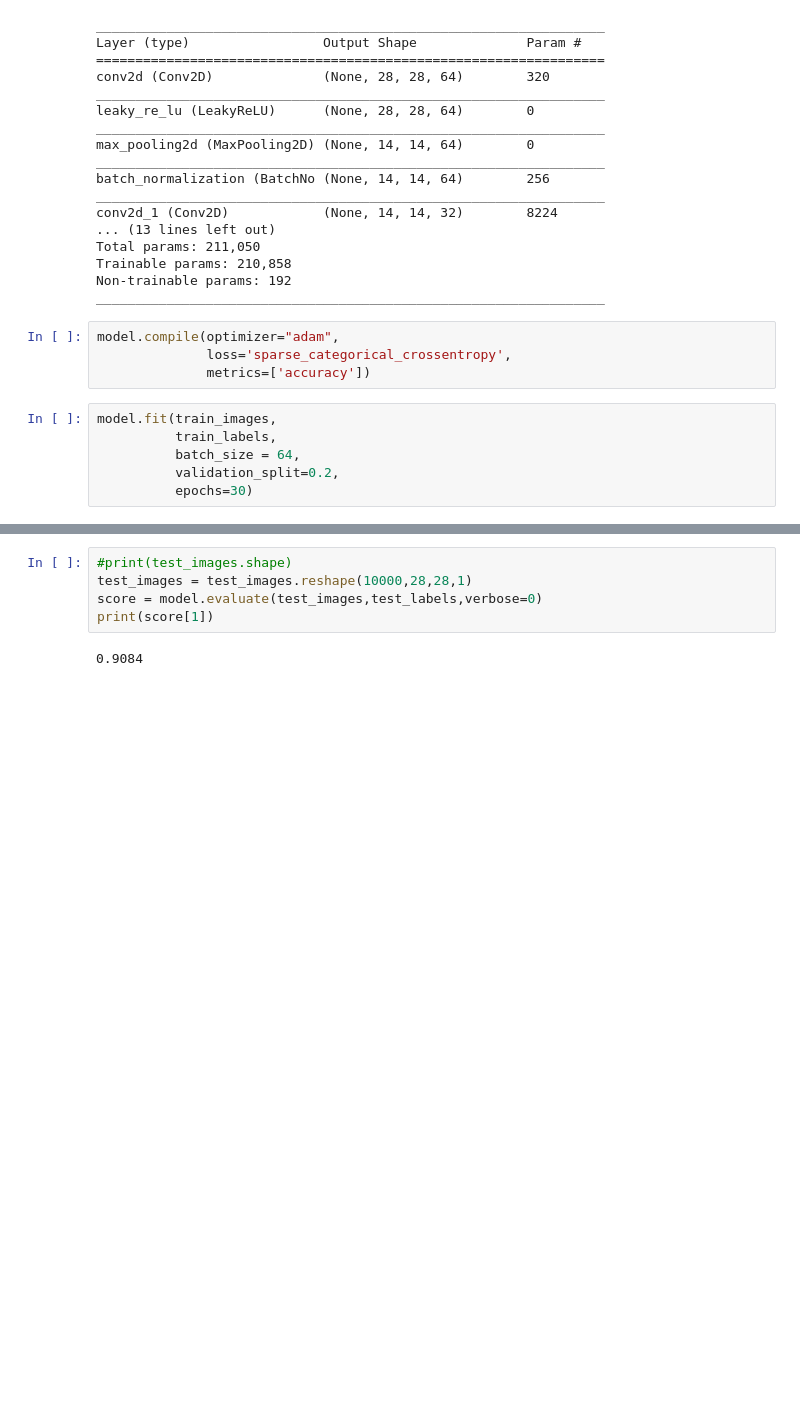
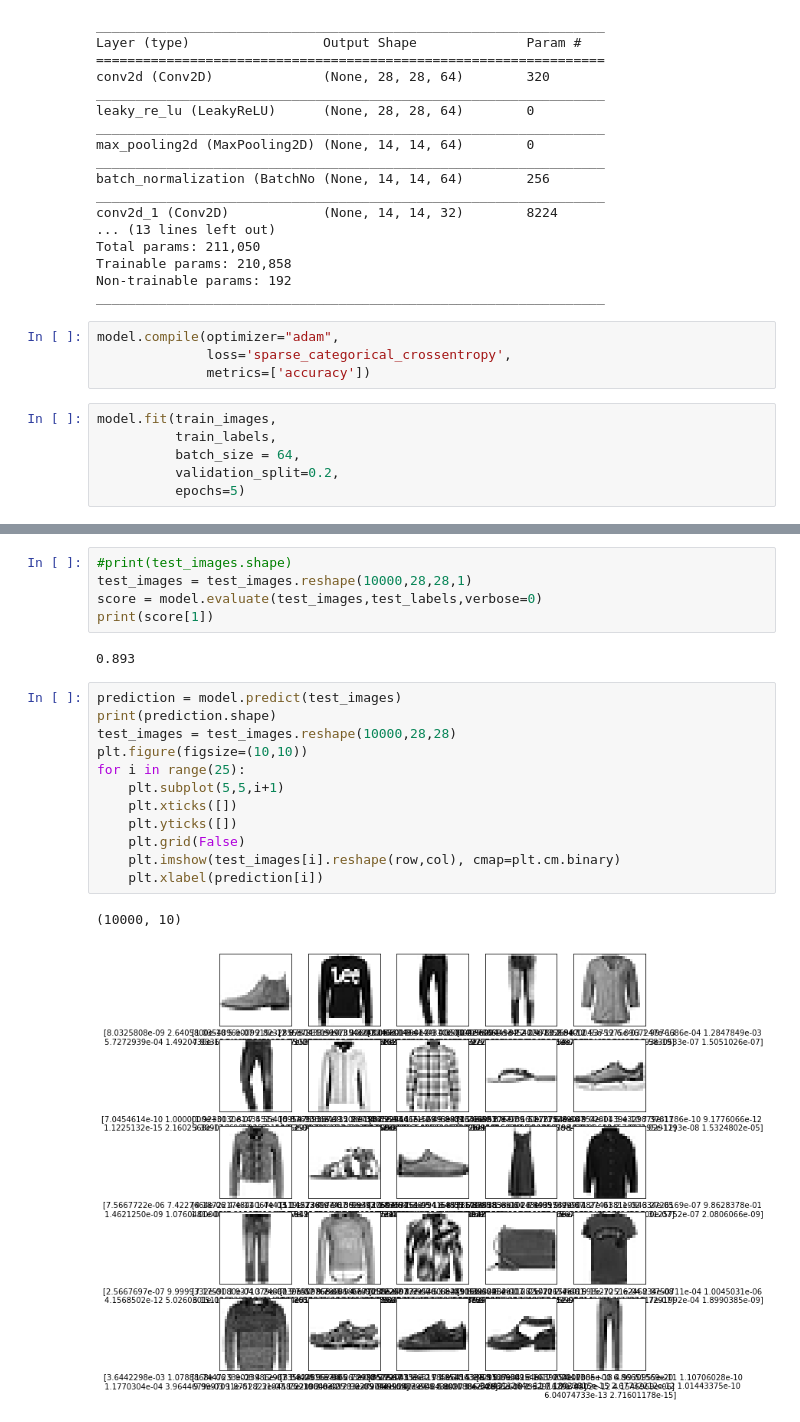
Before and after one commit to iusami/tf_study, a Jupyter notebook: fashion_mnist_cnn.ipynb, the cells around one changed output, grey strips where cells are left out. Cells and saved outputs as stored; diff of their text form; blank space fills up the shorter version.

```diff
--- a/fashion_mnist_cnn.ipynb
+++ b/fashion_mnist_cnn.ipynb
@@ -117,6 +117,6 @@ model.fit(train_images,
           train_labels,
           batch_size = 64,
           validation_split=0.2,
-          epochs=30)
+          epochs=5)
 # %% [output]
 Train on 48000 samples, validate on 12000 samples
@@ -143,4 +137,19 @@ test_images = test_images.reshape(10000,28,28,1)
 score = model.evaluate(test_images,test_labels,verbose=0)
 print(score[1])
 # %% [output]
-0.9084
+0.893
+# %%
+prediction = model.predict(test_images)
+print(prediction.shape)
+test_images = test_images.reshape(10000,28,28)
+plt.figure(figsize=(10,10))
+for i in range(25):
+    plt.subplot(5,5,i+1)
+    plt.xticks([])
+    plt.yticks([])
+    plt.grid(False)
+    plt.imshow(test_images[i].reshape(row,col), cmap=plt.cm.binary)
+    plt.xlabel(prediction[i])
+# %% [output]
+(10000, 10)
+[figure, added]
```
Also changed, not shown: parts of 1 cell of this notebook.
